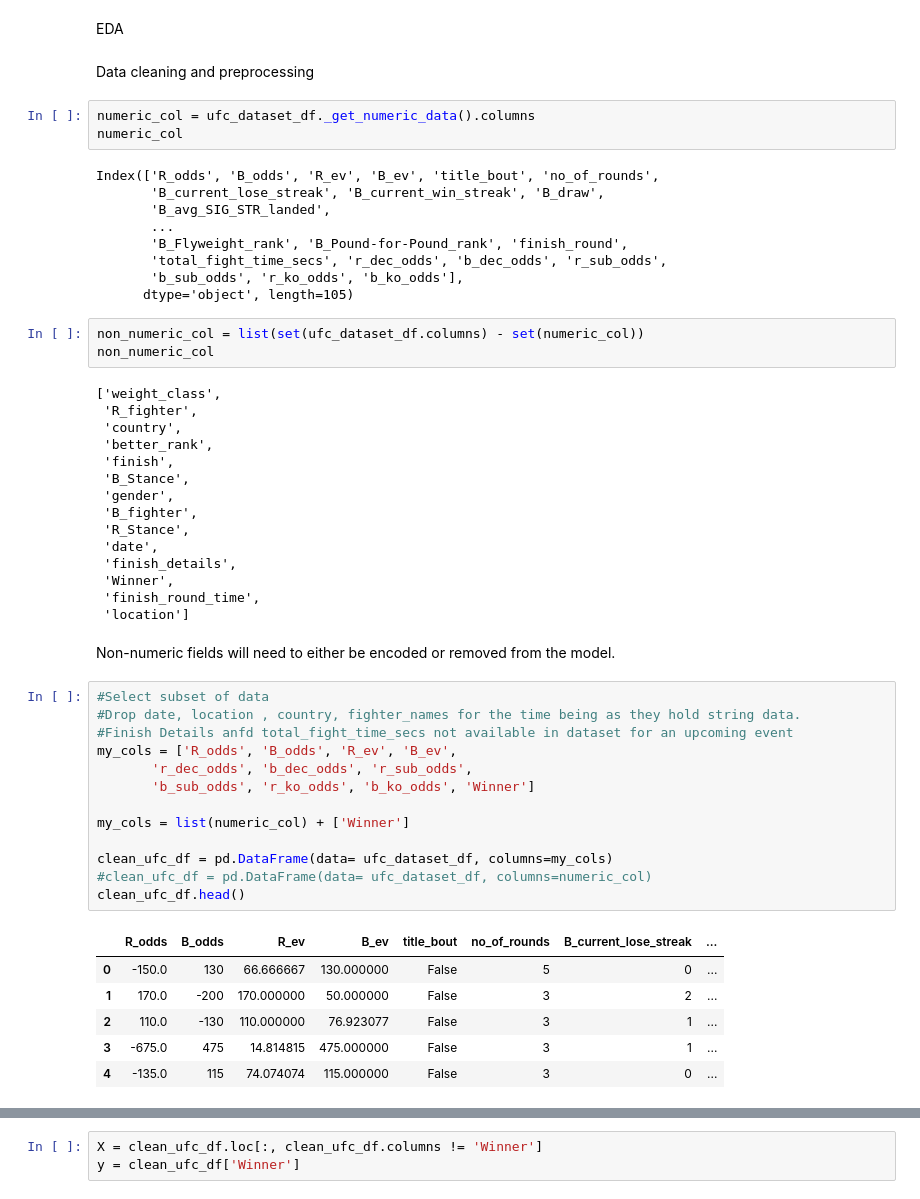
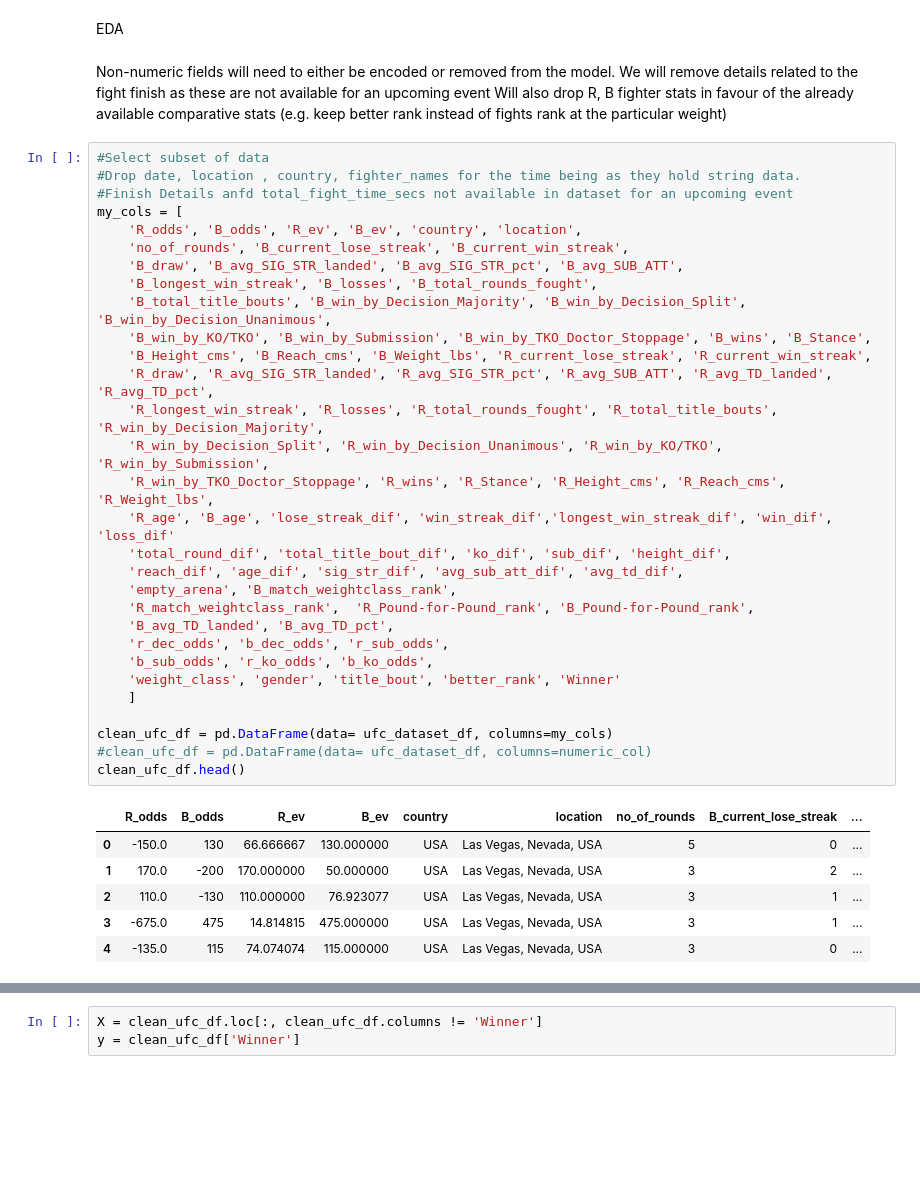
Before and after one commit to donaldkinyafisher/UFC-Fight-Predictor, a Jupyter notebook: eda.ipynb, the cells around one changed output, grey strips where cells are left out. Saved outputs shown, nothing was run; the diff lists cells and outputs as text; blank space fills up the shorter version.

```diff
--- a/eda.ipynb
+++ b/eda.ipynb
@@ -41,60 +48,47 @@ ufc_dataset_df.head()
 | 4 | Joe Solecki | Jared Gordon | -135.0 | 115 | 74.074074 | 115.000000 | 2021-10-02 | Las Vegas, Nevada, USA | USA | Blue | ... |
 # %% [markdown]
 EDA
-# %% [markdown]
-Data cleaning and preprocessing
-# %%
-numeric_col = ufc_dataset_df._get_numeric_data().columns
-numeric_col
-# %% [output]
-Index(['R_odds', 'B_odds', 'R_ev', 'B_ev', 'title_bout', 'no_of_rounds',
-       'B_current_lose_streak', 'B_current_win_streak', 'B_draw',
-       'B_avg_SIG_STR_landed',
-       ...
-       'B_Flyweight_rank', 'B_Pound-for-Pound_rank', 'finish_round',
-       'total_fight_time_secs', 'r_dec_odds', 'b_dec_odds', 'r_sub_odds',
-       'b_sub_odds', 'r_ko_odds', 'b_ko_odds'],
-      dtype='object', length=105)
-# %%
-non_numeric_col = list(set(ufc_dataset_df.columns) - set(numeric_col))
-non_numeric_col
-# %% [output]
-['weight_class',
- 'R_fighter',
- 'country',
- 'better_rank',
- 'finish',
- 'B_Stance',
- 'gender',
- 'B_fighter',
- 'R_Stance',
- 'date',
- 'finish_details',
- 'Winner',
- 'finish_round_time',
- 'location']
-# %% [markdown]
-Non-numeric fields will need to either be encoded or removed from the model.
+# %% [markdown]
+Non-numeric fields will need to either be encoded or removed from the model.
+We will remove details related to the fight finish as these are not available for an upcoming event
+Will also drop R, B fighter stats in favour of the already available comparative stats (e.g. keep better rank instead of fights rank at the particular weight)
 # %%
 #Select subset of data
 #Drop date, location , country, fighter_names for the time being as they hold string data.
 #Finish Details anfd total_fight_time_secs not available in dataset for an upcoming event
-my_cols = ['R_odds', 'B_odds', 'R_ev', 'B_ev',
-       'r_dec_odds', 'b_dec_odds', 'r_sub_odds',
-       'b_sub_odds', 'r_ko_odds', 'b_ko_odds', 'Winner']
-
-my_cols = list(numeric_col) + ['Winner']
+my_cols = [
+    'R_odds', 'B_odds', 'R_ev', 'B_ev', 'country', 'location',
+	'no_of_rounds', 'B_current_lose_streak', 'B_current_win_streak',
+	'B_draw', 'B_avg_SIG_STR_landed', 'B_avg_SIG_STR_pct', 'B_avg_SUB_ATT',
+    'B_longest_win_streak',	'B_losses', 'B_total_rounds_fought',
+    'B_total_title_bouts', 'B_win_by_Decision_Majority', 'B_win_by_Decision_Split', 'B_win_by_Decision_Unanimous',
+    'B_win_by_KO/TKO', 'B_win_by_Submission', 'B_win_by_TKO_Doctor_Stoppage', 'B_wins', 'B_Stance',
+    'B_Height_cms', 'B_Reach_cms', 'B_Weight_lbs', 'R_current_lose_streak', 'R_current_win_streak',
+    'R_draw', 'R_avg_SIG_STR_landed', 'R_avg_SIG_STR_pct', 'R_avg_SUB_ATT', 'R_avg_TD_landed', 'R_avg_TD_pct',
+    'R_longest_win_streak', 'R_losses',	'R_total_rounds_fought', 'R_total_title_bouts', 'R_win_by_Decision_Majority',
+    'R_win_by_Decision_Split', 'R_win_by_Decision_Unanimous', 'R_win_by_KO/TKO', 'R_win_by_Submission',
+    'R_win_by_TKO_Doctor_Stoppage', 'R_wins', 'R_Stance', 'R_Height_cms', 'R_Reach_cms', 'R_Weight_lbs',
+    'R_age', 'B_age', 'lose_streak_dif', 'win_streak_dif','longest_win_streak_dif', 'win_dif', 'loss_dif'
+    'total_round_dif', 'total_title_bout_dif', 'ko_dif', 'sub_dif', 'height_dif',
+    'reach_dif', 'age_dif', 'sig_str_dif', 'avg_sub_att_dif', 'avg_td_dif',
+    'empty_arena', 'B_match_weightclass_rank',
+    'R_match_weightclass_rank',  'R_Pound-for-Pound_rank', 'B_Pound-for-Pound_rank',
+	'B_avg_TD_landed', 'B_avg_TD_pct',
+    'r_dec_odds', 'b_dec_odds', 'r_sub_odds',
+    'b_sub_odds', 'r_ko_odds', 'b_ko_odds',
+    'weight_class', 'gender', 'title_bout', 'better_rank', 'Winner'
+    ]
 
 clean_ufc_df = pd.DataFrame(data= ufc_dataset_df, columns=my_cols)
 #clean_ufc_df = pd.DataFrame(data= ufc_dataset_df, columns=numeric_col)
 clean_ufc_df.head()
 # %% [output]
-|  | R_odds | B_odds | R_ev | B_ev | title_bout | no_of_rounds | B_current_lose_streak | ... |
-| 0 | -150.0 | 130 | 66.666667 | 130.000000 | False | 5 | 0 | ... |
-| 1 | 170.0 | -200 | 170.000000 | 50.000000 | False | 3 | 2 | ... |
-| 2 | 110.0 | -130 | 110.000000 | 76.923077 | False | 3 | 1 | ... |
-| 3 | -675.0 | 475 | 14.814815 | 475.000000 | False | 3 | 1 | ... |
-| 4 | -135.0 | 115 | 74.074074 | 115.000000 | False | 3 | 0 | ... |
+|  | R_odds | B_odds | R_ev | B_ev | country | location | no_of_rounds | B_current_lose_streak | ... |
+| 0 | -150.0 | 130 | 66.666667 | 130.000000 | USA | Las Vegas, Nevada, USA | 5 | 0 | ... |
+| 1 | 170.0 | -200 | 170.000000 | 50.000000 | USA | Las Vegas, Nevada, USA | 3 | 2 | ... |
+| 2 | 110.0 | -130 | 110.000000 | 76.923077 | USA | Las Vegas, Nevada, USA | 3 | 1 | ... |
+| 3 | -675.0 | 475 | 14.814815 | 475.000000 | USA | Las Vegas, Nevada, USA | 3 | 1 | ... |
+| 4 | -135.0 | 115 | 74.074074 | 115.000000 | USA | Las Vegas, Nevada, USA | 3 | 0 | ... |
 # %%
 #Overall Statistics
 clean_ufc_df.describe()
```
Also changed, not shown: parts of 25 cells of this notebook.
